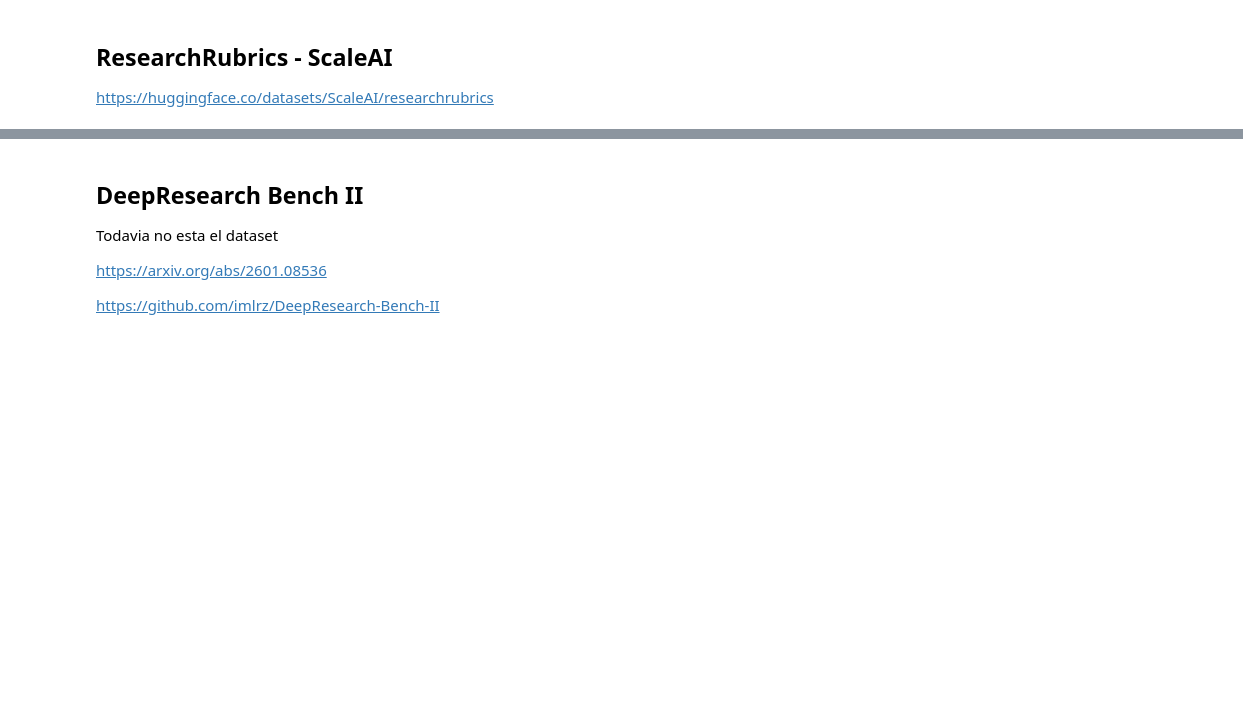
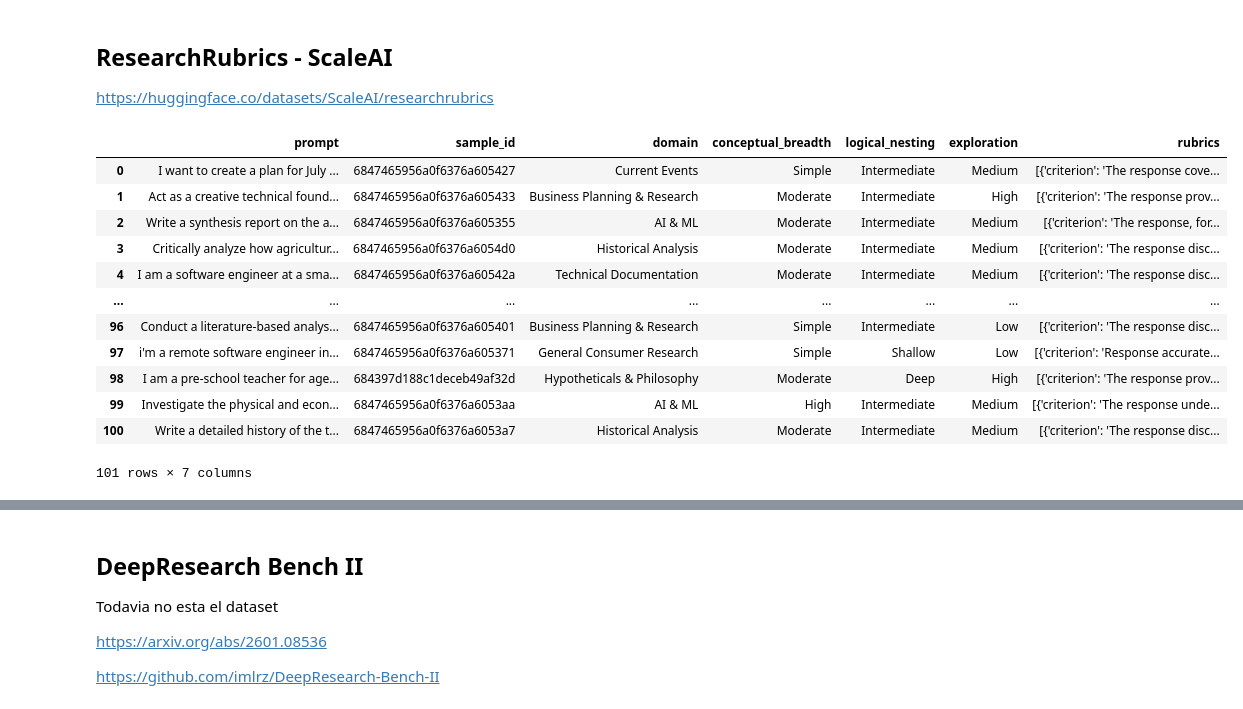
Before and after one commit to lucaspecina/grubrics-science, a Jupyter notebook: explore_datasets.ipynb, the cells around one changed output, grey strips where cells are left out. Saved outputs shown, nothing was run; the diff lists cells and outputs as text; code cells hidden in the pictures; blank space fills up the shorter version.

```diff
--- a/explore_datasets.ipynb
+++ b/explore_datasets.ipynb
@@ -437,0 +800,16 @@ df = pd.read_json("hf://datasets/ScaleAI/researchrubrics/processed_data.jsonl",
+# %%
+df
+# %% [output]
+|  | prompt | sample_id | domain | conceptual_breadth | logical_nesting | exploration | rubrics |
+| 0 | I want to create a plan for July ... | 6847465956a0f6376a605427 | Current Events | Simple | Intermediate | Medium | [{'criterion': 'The response cove... |
+| 1 | Act as a creative technical found... | 6847465956a0f6376a605433 | Business Planning & Research | Moderate | Intermediate | High | [{'criterion': 'The response prov... |
+| 2 | Write a synthesis report on the a... | 6847465956a0f6376a605355 | AI & ML | Moderate | Intermediate | Medium | [{'criterion': 'The response, for... |
+| 3 | Critically analyze how agricultur... | 6847465956a0f6376a6054d0 | Historical Analysis | Moderate | Intermediate | Medium | [{'criterion': 'The response disc... |
+| 4 | I am a software engineer at a sma... | 6847465956a0f6376a60542a | Technical Documentation | Moderate | Intermediate | Medium | [{'criterion': 'The response disc... |
+| ... | ... | ... | ... | ... | ... | ... | ... |
+| 96 | Conduct a literature-based analys... | 6847465956a0f6376a605401 | Business Planning & Research | Simple | Intermediate | Low | [{'criterion': 'The response disc... |
+| 97 | i'm a remote software engineer in... | 6847465956a0f6376a605371 | General Consumer Research | Simple | Shallow | Low | [{'criterion': 'Response accurate... |
+| 98 | I am a pre-school teacher for age... | 684397d188c1deceb49af32d | Hypotheticals & Philosophy | Moderate | Deep | High | [{'criterion': 'The response prov... |
+| 99 | Investigate the physical and econ... | 6847465956a0f6376a6053aa | AI & ML | High | Intermediate | Medium | [{'criterion': 'The response unde... |
+| 100 | Write a detailed history of the t... | 6847465956a0f6376a6053a7 | Historical Analysis | Moderate | Intermediate | Medium | [{'criterion': 'The response disc... |
+101 rows × 7 columns
```
Also changed, not shown: parts of 35 cells of this notebook, 7 other files.
